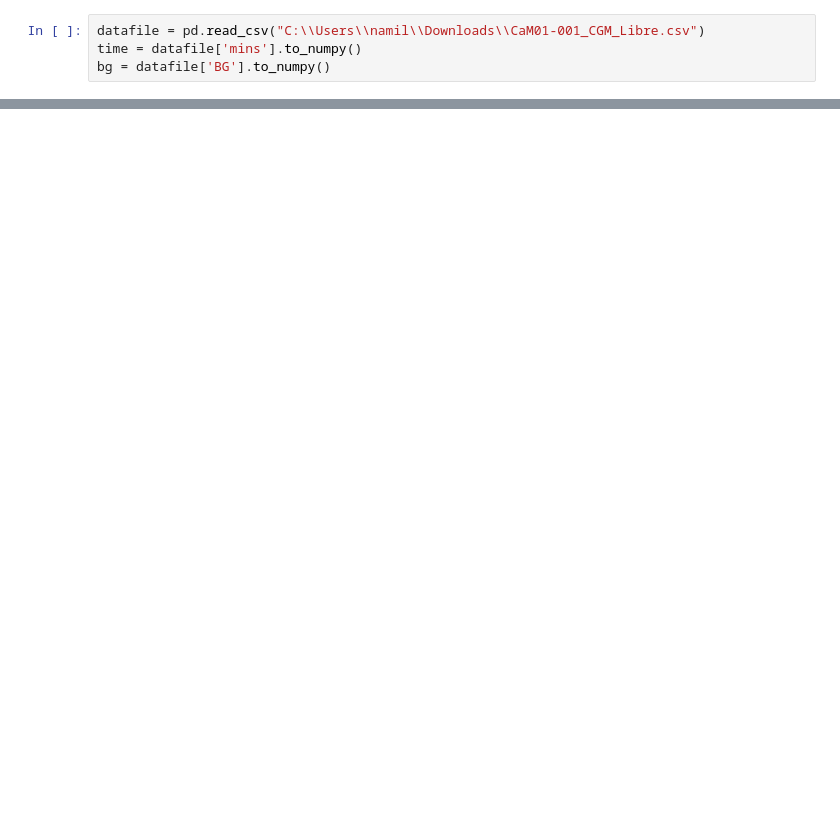
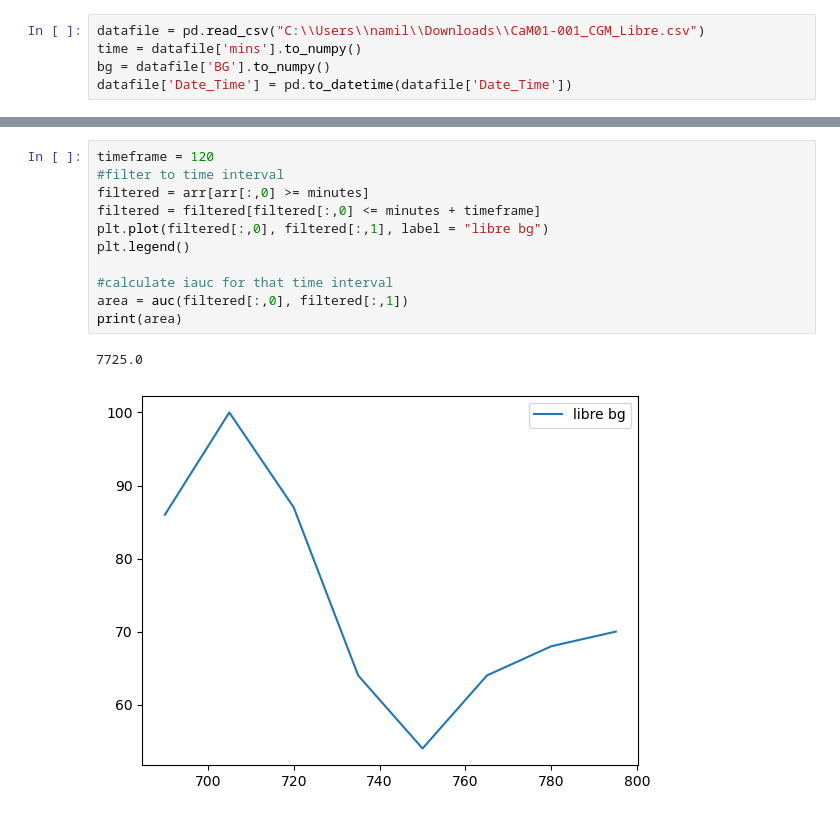
Before and after one commit to namilarahmani/stmi-lab-namila, a Jupyter notebook: iAUC_calculations.ipynb, the cells around one changed output, grey strips where cells are left out. Cells and saved outputs as stored; diff of their text form; blank space fills up the shorter version.

```diff
--- a/iAUC_calculations.ipynb
+++ b/iAUC_calculations.ipynb
@@ -6,6 +9,7 @@ from sklearn.metrics import auc
 datafile = pd.read_csv("C:\\Users\\namil\\Downloads\\CaM01-001_CGM_Libre.csv")
 time = datafile['mins'].to_numpy()
 bg = datafile['BG'].to_numpy()
+datafile['Date_Time'] = pd.to_datetime(datafile['Date_Time'])
 # %%
 time = time[~np.isnan(time)]
 bg = bg[~np.isnan(bg)]
@@ -27,0 +48,14 @@ print(area)
+# %%
+timeframe = 120
+#filter to time interval
+filtered = arr[arr[:,0] >= minutes]
+filtered = filtered[filtered[:,0] <= minutes + timeframe]
+plt.plot(filtered[:,0], filtered[:,1], label = "libre bg")
+plt.legend()
+
+#calculate iauc for that time interval
+area = auc(filtered[:,0], filtered[:,1])
+print(area)
+# %% [output]
+7725.0
+[figure, added]
```
Also changed, not shown: parts of 4 cells of this notebook.
